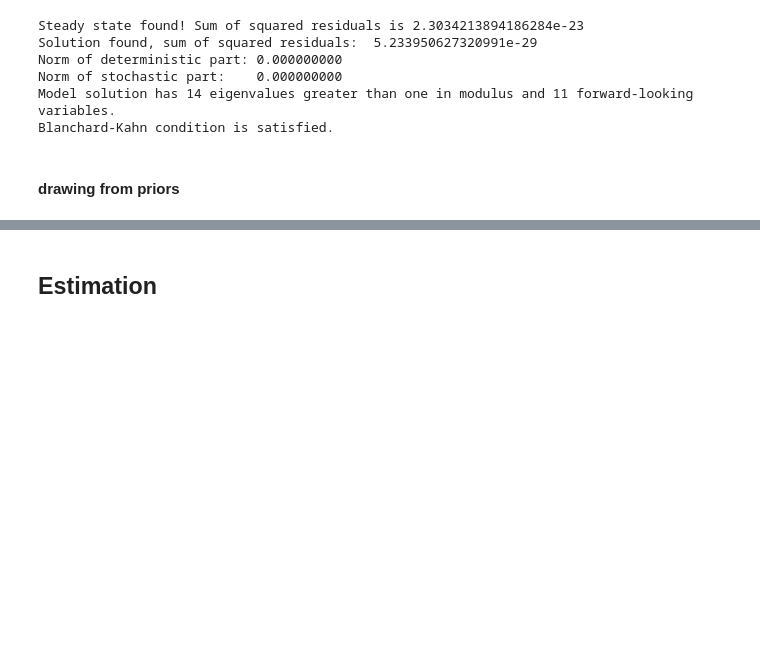
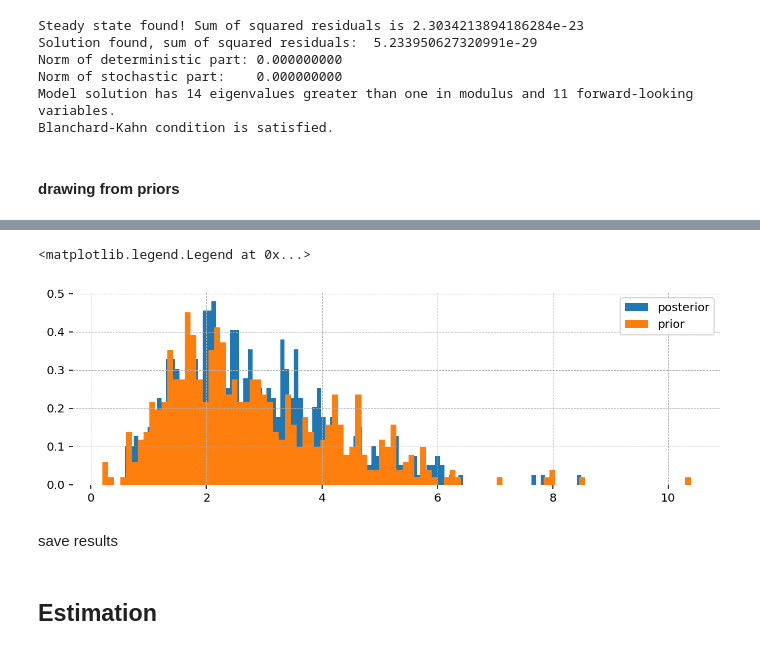
Before and after one commit to lukasgrahl/memoire1, a Jupyter notebook: notebooks/03-estimate_model.ipynb, the cells around one changed output, grey strips where cells are left out. Saved outputs shown, nothing was run; the diff lists cells and outputs as text; code cells hidden in the pictures; blank space fills up the shorter version.

```diff
--- a/notebooks/03-estimate_model.ipynb
+++ b/notebooks/03-estimate_model.ipynb
@@ -145,6 +138,20 @@ def get_kalman_log_likelihood(observed_vars: list, all_vars: list,
             cov.append(kfilter.P_post)
 
     return log_likelihood, mu, cov
+# %%
+def get_arr_pdf_from_dist(dict_vals, dict_dists):
+    # Get pdf from distribution for val
+    return np.array([dict_dists[item].pdf(dict_vals[item]) for item in dict_vals.keys()])
+# %%
+def printProgBar(iteration, total, prefix = '', suffix = '', decimals = 1, length = 100, fill = '█', printEnd = "\r"):
+    perc = ("{0:." + str(decimals) + "f}").format(100 * (iteration / float(total)))
+    filledLength = int(length * iteration // total)
+    bar = fill * filledLength + '-' * (length - filledLength)
+    print(f'\r{prefix} |{bar}| {perc}% {suffix}', end = printEnd)
+    # Print New Line on Complete
+    if iteration == total:
+        print()
+    pass
 # %%
 test, _, _ = get_kalman_log_likelihood(["Y", 'pi_obj'],
                                            list(mod.T.columns),
@@ -152,4 +159,11 @@ test, _, _ = get_kalman_log_likelihood(["Y", 'pi_obj'],
                                            T=mod.T.values,
                                            R_diag=[.01, .01],
                                            ret_all=False)
+# %%
+prior_dist = {
+    # 'alpha': beta(1.4, 10),
+    # 'beta': beta(.9, 1.5),
+    'sigma_C': gamma(a=3.9, loc=0, scale=0.757575757575758),
+    'sigma_L': gamma(a=3.9, loc=0, scale=0.757575757575758)
+            }
 # %%
@@ -260,0 +275,17 @@ NameError: name 'evaluateLogLikelihood' is not defined
+# %%
+# construct xarray
+
+xarr = xr.Dataset(
+    {
+        'old_prior': (['draw', 'parameter'], calibration_out[:, 0]),
+        'new_prior': (['draw', 'parameter'], calibration_out[:, 1]),
+        'new_prior_pdf': (['draw', 'parameter'], calibration_out[:, 2])
+        'log_like': (['draw'],
+
+    },
+    coords={
+        'draw': (['draw'], list(range(0, n_runs))),
+        'parameter': (['parameter'], list(prior_dist.keys()))
+    },
+)
+xarr
@@ -260,0 +302,11 @@ NameError: name 'evaluateLogLikelihood' is not defined
+# %%
+param = 'sigma_C'
+bins = int(n_runs/10)
+plt.hist(xarr.sel(parameter=param).old_prior[int(n_runs/2):], bins=bins, density=True);
+plt.hist([prior_dist[param].rvs() for item in np.linspace(0, 10, int(n_runs/2))], bins=bins, density=True);
+plt.legend(['posterior', 'prior'])
+# %% [output]
+<matplotlib.legend.Legend at 0x...>
+[figure, added]
+# %% [markdown]
+save results
```
Also changed, not shown: parts of 9 cells of this notebook, 1 other file.
